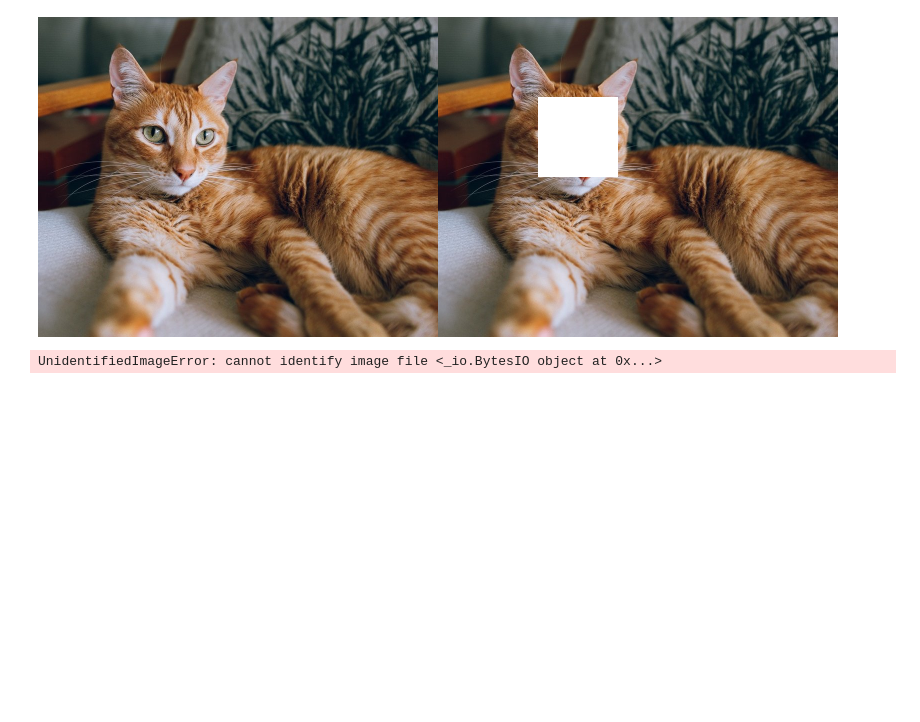
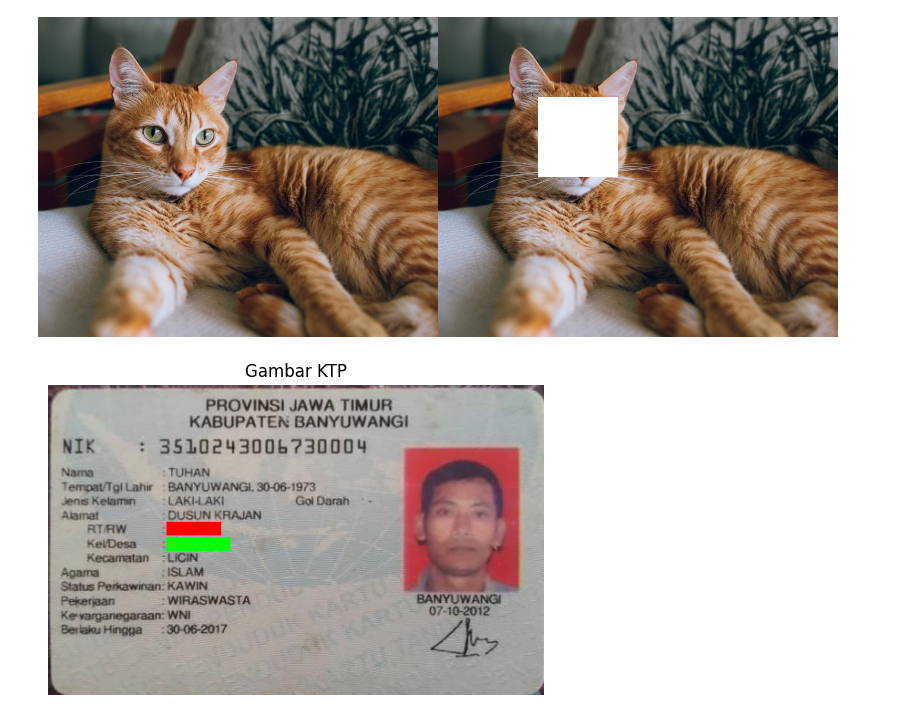
Before and after one commit to rhanilham/PCVK, a Jupyter notebook: Week1.ipynb, the cells around one changed output. Drawn from its saved outputs; the diff is of its cells as text; code cells hidden in the pictures; blank space fills up the shorter version.

```diff
--- a/Week1.ipynb
+++ b/Week1.ipynb
@@ -150,9 +150,12 @@ cv2_imshow(final_frame)
 # %%
 import requests
 from io import BytesIO
+from PIL import Image
+import cv2 as cv
+import matplotlib.pyplot as plt
 
 # URL gambar
-url_ktp = "https://github.com/user-attachments/assets/d21415fe-da79-43cf-a64a-8f120a26b24d"
+url_ktp = "https://about.lovia.id/wp-content/uploads/2020/05/150067.jpg"
 
 # Mengunduh gambar dari URL
 response = requests.get(url_ktp)
@@ -179,33 +182,33 @@ def draw_rectangle(image, pos_x, pos_y, width, height, color):
     Parameters:
         image (numpy.ndarray): Gambar yang akan dimodifikasi.
         pos_x (int): Posisi horizontal titik kiri atas kotak.
         pos_y (int): Posisi vertikal titik kiri atas kotak.
         width (int): Lebar kotak.
         height (int): Tinggi kotak.
         color (tuple): Warna kotak dalam format BGR (Blue, Green, Red).
     """
     # Mendapatkan ukuran gambar
     tinggi, lebar = image.shape[:2]
 
     # Menghitung posisi akhir kotak
     start_x = max(pos_x, 0)
     end_x = min(pos_x + width, lebar)
     start_y = max(pos_y, 0)
     end_y = min(pos_y + height, tinggi)
 
     # Menambahkan kotak ke gambar
     image[start_y:end_y, start_x:end_x] = color
 
 # Menutup RT/RW dengan kotak merah
-draw_rectangle(gambar_ktp, pos_x=230, pos_y=180, width=70, height=15, color=[255, 0, 0])
+draw_rectangle(gambar_ktp, pos_x=130, pos_y=150, width=60, height=15, color=[255, 0, 0])
 
 # Menutup Kel/Desa dengan kotak hijau
-draw_rectangle(gambar_ktp, pos_x=230, pos_y=198, width=100, height=15, color=[0, 255, 0])
+draw_rectangle(gambar_ktp, pos_x=130, pos_y=167, width=70, height=15, color=[0, 255, 0])
 
 # Menampilkan gambar menggunakan Matplotlib
 plt.imshow(gambar_ktp)
 plt.axis('off')
 plt.title('Gambar KTP')
 plt.show()
 # %% [output]
-UnidentifiedImageError: cannot identify image file <_io.BytesIO object at 0x...>
+[figure, added]
```
